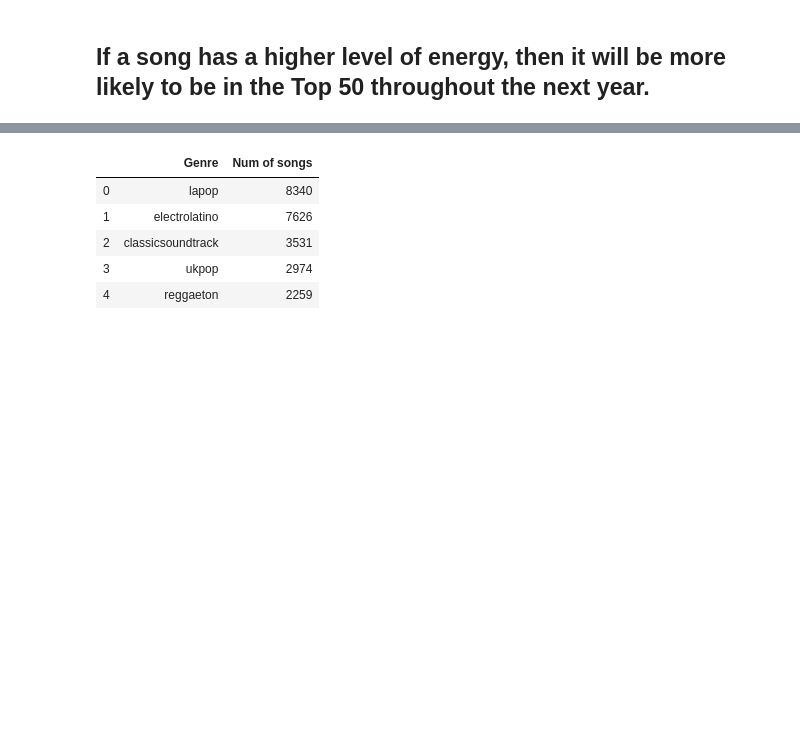
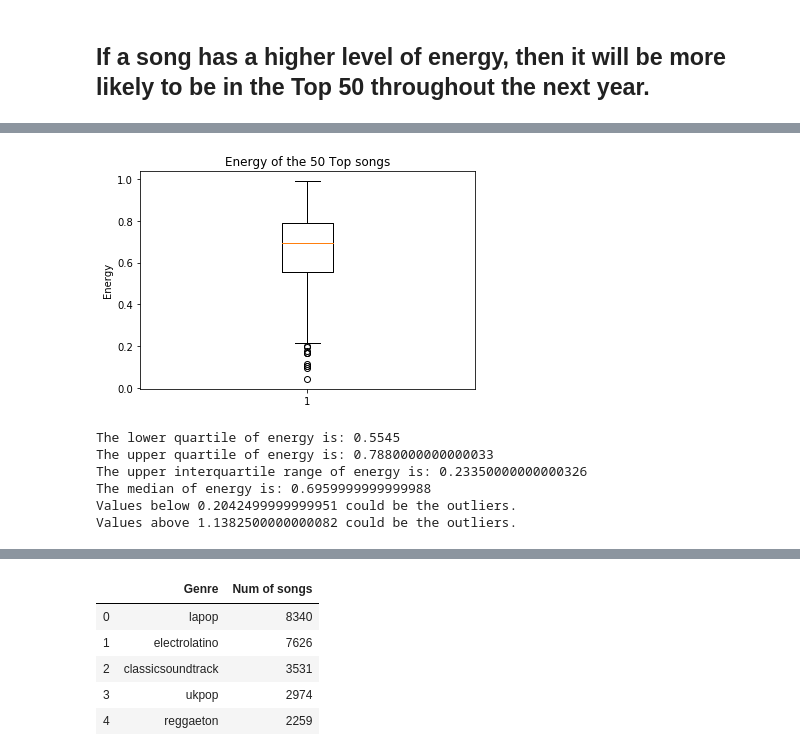
Before and after one commit to JaviSandoval94/Spotify-Trends-Analysis, a Jupyter notebook: Project1-Spotify-FinalReport.ipynb, the cells around one changed output, grey strips where cells are left out. Saved outputs shown, nothing was run; the diff lists cells and outputs as text; code cells hidden in the pictures; blank space fills up the shorter version.

```diff
--- a/Project1-Spotify-FinalReport.ipynb
+++ b/Project1-Spotify-FinalReport.ipynb
@@ -214,0 +374,30 @@ plot
+# %%
+fig1, ax1 = plt.subplots()
+ax1.set_title('Energy of the 50 Top songs')
+ax1.set_ylabel('Energy')
+ax1.boxplot(energy_boxplot)
+plt.show()
+# %% [output]
+[figure, added]
+# %%
+quar_energy=energy_boxplot.quantile([.25,.5,.75])
+lowerq_energy=quar_energy[0.25]
+upperq_energy=quar_energy[0.75]
+iqr_energy=upperq_energy-lowerq_energy
+
+print(f"The lower quartile of energy is: {lowerq_energy}")
+print(f"The upper quartile of energy is: {upperq_energy}")
+print(f"The upper interquartile range of energy is: {iqr_energy}")
+print(f"The median of energy is: {quar_energy[0.5]}")
+
+lower_bound_energy=lowerq_energy - (1.5*iqr_energy)
+upper_bound_energy=upperq_energy + (1.5*iqr_energy)
+print(f"Values below {lower_bound_energy} could be the outliers.")
+print(f"Values above {upper_bound_energy} could be the outliers.")
+# %% [output]
+The lower quartile of energy is: 0.5545
+The upper quartile of energy is: 0.7880000000000033
+The upper interquartile range of energy is: 0.23350000000000326
+The median of energy is: 0.6959999999999988
+Values below 0.2042499999999951 could be the outliers.
+Values above 1.1382500000000082 could be the outliers.
```
Also changed, not shown: parts of 29 cells of this notebook.
